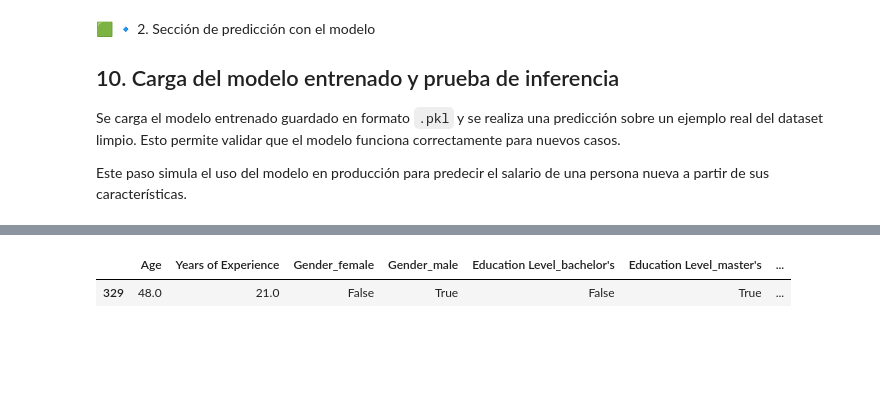
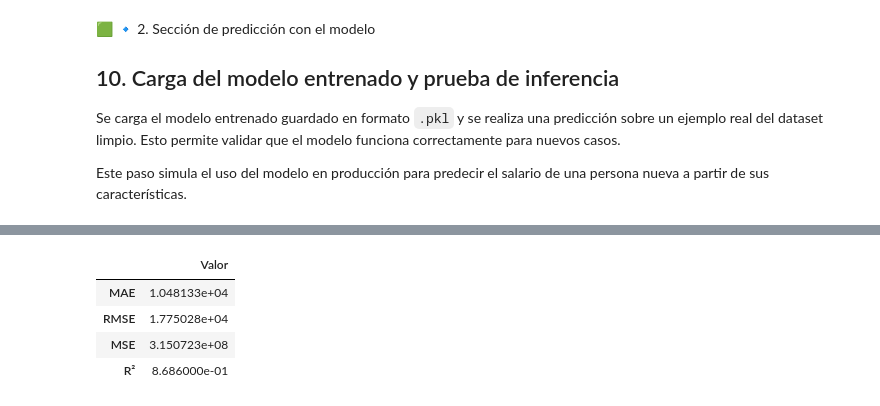
Before and after one commit to Adevita1/salary-prediction-pwc, a Jupyter notebook: notebooks/exploration.ipynb, the cells around one changed output, grey strips where cells are left out. Drawn from its saved outputs; the diff is of its cells as text; code cells hidden in the pictures; blank space fills up the shorter version.

Commit message:
🚀 Versión final del proyecto Salary Prediction para PwC

```diff
--- a/notebooks/exploration.ipynb
+++ b/notebooks/exploration.ipynb
@@ -71,69 +71,32 @@ Se carga el modelo entrenado guardado en formato `.pkl` y se realiza una predicc
 Este paso simula el uso del modelo en producción para predecir el salario de una persona nueva a partir de sus características.
 # %%
 import pandas as pd
-import matplotlib.pyplot as plt
-import seaborn as sns
-from sklearn.model_selection import train_test_split
-from sklearn.ensemble import RandomForestRegressor
-from sklearn.metrics import mean_absolute_error, mean_squared_error, r2_score
-import joblib
-import os
 import numpy as np
 
-# 1. Cargar datasets
-people = pd.read_csv('../data/people.csv')
-salary = pd.read_csv('../data/salary.csv')
-descriptions = pd.read_csv('../data/descriptions.csv')
+# Ajustar opciones de visualización para que se vea mejor en notebook
+pd.set_option("display.max_columns", 20)  # Mostrar solo las primeras 20 columnas
+pd.set_option("display.width", 1000)      # Evita cortes de línea
 
-# 2. Unificación
-df = people.merge(salary, on='id').merge(descriptions, on='id')
+# 🔁 Predicción
+y_pred = model.predict(X_test)
 
-# 3. Limpieza
-df_clean = df.copy()
-df_clean['Education Level'] = df_clean['Education Level'].fillna('Unknown')
-for col in ['Gender', 'Education Level', 'Job Title']:
-    df_clean[col] = df_clean[col].str.strip().str.lower()
-
-# 4. Detectar columna de salario automáticamente
-salary_column = [col for col in df_clean.columns if "salary" in col.lower()][0]
-print("✅ Columna de salario detectada:", salary_column)
-
-# 5. Eliminar filas con salario NaN
-df_clean = df_clean[df_clean[salary_column].notna()]
-print(f"✅ Filas restantes después de eliminar NaN en salario: {df_clean.shape[0]}")
-
-# 6. Separar features y aplicar One-Hot Encoding
-X = df_clean.drop(columns=[salary_column, 'id'])
-X_encoded = pd.get_dummies(X)
-y = df_clean[salary_column]
-
-# 7. División train/test
-X_train, X_test, y_train, y_test = train_test_split(X_encoded, y, test_size=0.2, random_state=42)
-
-# 8. Entrenar modelo
-model = RandomForestRegressor(random_state=42)
-model.fit(X_train, y_train)
-
-# 9. Guardar modelo entrenado
-os.makedirs("../models", exist_ok=True)
-joblib.dump(model, "../models/final_model.pkl")
-print("✅ Modelo guardado como final_model.pkl")
-
-# 10. Evaluación del modelo
-y_pred = model.predict(X_test)
+# 📊 Métricas
+mse = mean_squared_error(y_test, y_pred)
 mae = mean_absolute_error(y_test, y_pred)
-rmse = np.sqrt(mean_squared_error(y_test, y_pred))
+rmse = np.sqrt(mse)
 r2 = r2_score(y_test, y_pred)
 
-print(f"\n📊 MAE: ${mae:,.2f}")
-print(f"📊 RMSE: ${rmse:,.2f}")
-print(f"📊 R²: {r2:.4f}")
+# 📋 Mostrar resultados en tabla (más estético)
+metrics_df = pd.DataFrame({
+    "MAE": [round(mae, 2)],
+    "RMSE": [round(rmse, 2)],
+    "MSE": [round(mse, 2)],
+    "R²": [round(r2, 4)]
+})
+print("\n📊 Métricas de evaluación del modelo:")
+display(metrics_df.T.rename(columns={0: "Valor"}))  # transpuesta vertical
 
-# 11. Inferencia sobre un ejemplo real
-example = X_test.iloc[[0]]
-print("\n🧾 Ejemplo de entrada codificado:")
-display(example)
-
-predicted_salary = model.predict(example)
-print(f"\n💰 Salario predicho: ${predicted_salary[0]:,.2f}")
+# 👁‍🗨 Visualizar solo primeras columnas del ejemplo codificado
+print("\n🧾 Vista simplificada del ejemplo de entrada codificado:")
+display(example.iloc[:, :20])  # mostrar solo las 20 primeras columnas
 # %% [output]
@@ -149,2 +104,5 @@ print(f"\n💰 Salario predicho: ${predicted_salary[0]:,.2f}")
-|  | Age | Years of Experience | Gender_female | Gender_male | Education Level_bachelor's | Education Level_master's | ... |
-| 329 | 48.0 | 21.0 | False | True | False | True | ... |
+|  | Valor |
+| MAE | 1.048133e+04 |
+| RMSE | 1.775028e+04 |
+| MSE | 3.150723e+08 |
+| R² | 8.686000e-01 |
```
Also changed, not shown: parts of 2 cells of this notebook, 9 other files.
